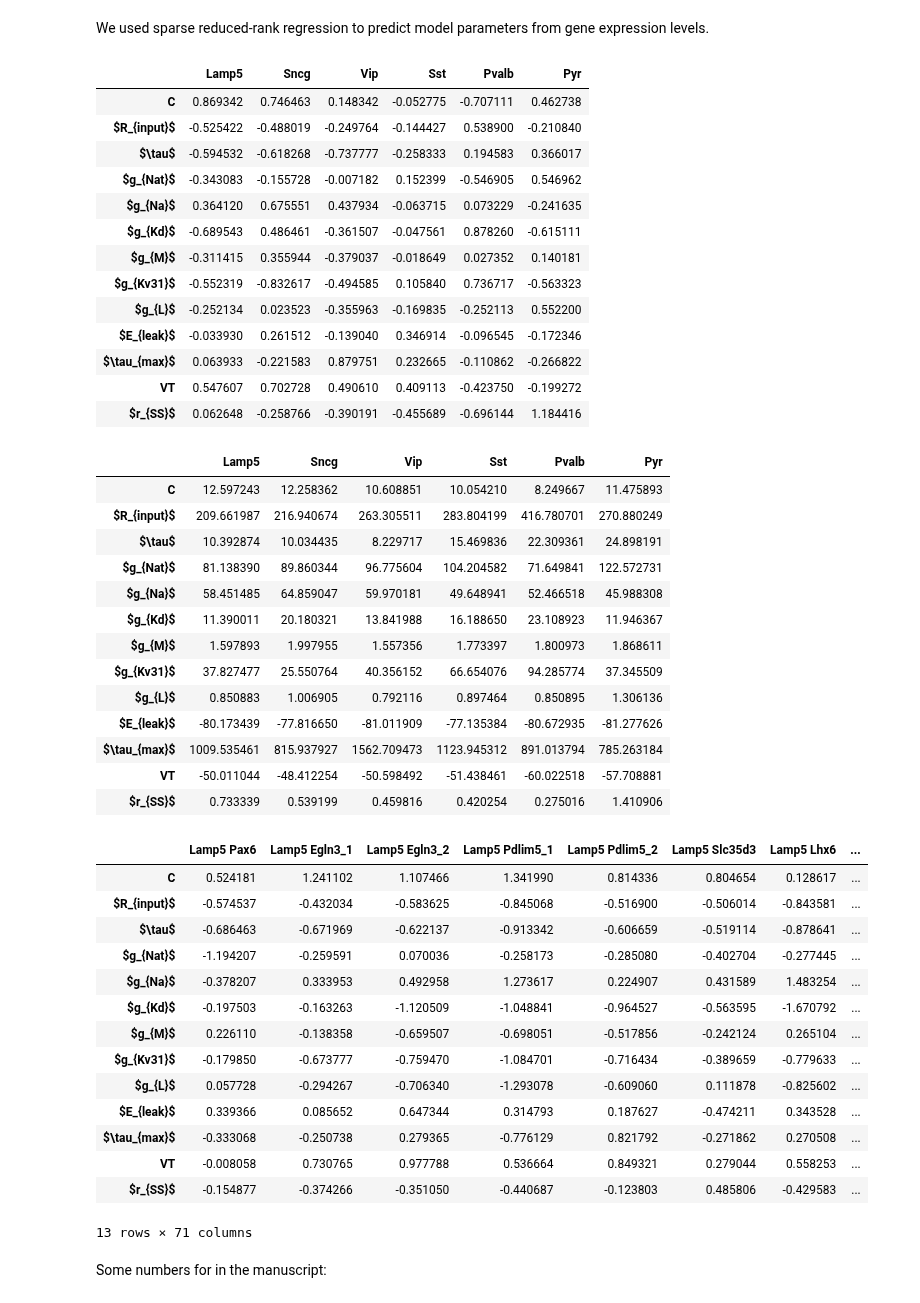
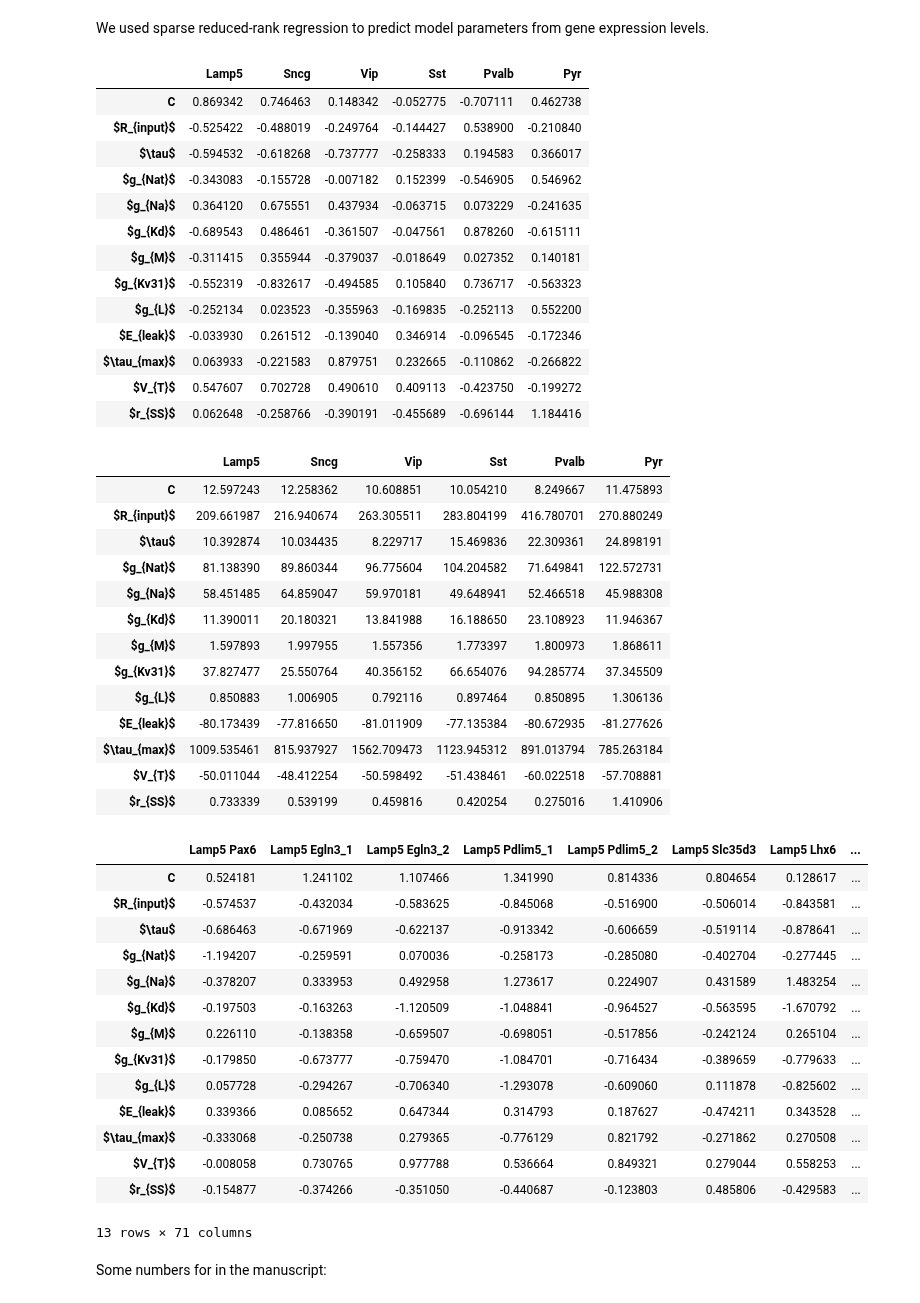
Before and after one commit to berenslab/hh_sbi, a Jupyter notebook: figures/figure_5_and_6.ipynb, the cells around one changed output. Cells and saved outputs as stored; diff of their text form; code cells hidden in the pictures.

```diff
--- a/figures/figure_5_and_6.ipynb
+++ b/figures/figure_5_and_6.ipynb
@@ -104,7 +102,7 @@ model_param_names = np.array(
         r"$g_{L}$",
         r"$E_{leak}$",
         r"$\tau_{max}$",
-        "VT",
+        r"$V_{T}$",
         r"$r_{SS}$",
     ]
 )
@@ -277,7 +275,7 @@ df_family
 | $g_{L}$ | -0.252134 | 0.023523 | -0.355963 | -0.169835 | -0.252113 | 0.552200 |
 | $E_{leak}$ | -0.033930 | 0.261512 | -0.139040 | 0.346914 | -0.096545 | -0.172346 |
 | $\tau_{max}$ | 0.063933 | -0.221583 | 0.879751 | 0.232665 | -0.110862 | -0.266822 |
-| VT | 0.547607 | 0.702728 | 0.490610 | 0.409113 | -0.423750 | -0.199272 |
+| $V_{T}$ | 0.547607 | 0.702728 | 0.490610 | 0.409113 | -0.423750 | -0.199272 |
 | $r_{SS}$ | 0.062648 | -0.258766 | -0.390191 | -0.455689 | -0.696144 | 1.184416 |
 # %%
 real_family_av_model_params = np.array(
@@ -312,35 +310,35 @@ real_df_family
 | $g_{L}$ | 0.850883 | 1.006905 | 0.792116 | 0.897464 | 0.850895 | 1.306136 |
 | $E_{leak}$ | -80.173439 | -77.816650 | -81.011909 | -77.135384 | -80.672935 | -81.277626 |
 | $\tau_{max}$ | 1009.535461 | 815.937927 | 1562.709473 | 1123.945312 | 891.013794 | 785.263184 |
-| VT | -50.011044 | -48.412254 | -50.598492 | -51.438461 | -60.022518 | -57.708881 |
+| $V_{T}$ | -50.011044 | -48.412254 | -50.598492 | -51.438461 | -60.022518 | -57.708881 |
 | $r_{SS}$ | 0.733339 | 0.539199 | 0.459816 | 0.420254 | 0.275016 | 1.410906 |
 # %%
 family_av_model_params = np.array(
     [
         highest_posterior_samples_standardized[celltypes.values == ttype, :].mean(
             axis=0
         )
         for ttype in ttypes
     ]
 )
-df_type = pd.DataFrame(
+df_ttype = pd.DataFrame(
     data=family_av_model_params.T, index=model_param_names, columns=ttypes
 )
-df_type
+df_ttype
 # %% [output]
 |  | Lamp5 Pax6 | Lamp5 Egln3_1 | Lamp5 Egln3_2 | Lamp5 Pdlim5_1 | Lamp5 Pdlim5_2 | Lamp5 Slc35d3 | Lamp5 Lhx6 | ... |
 | C | 0.524181 | 1.241102 | 1.107466 | 1.341990 | 0.814336 | 0.804654 | 0.128617 | ... |
 | $R_{input}$ | -0.574537 | -0.432034 | -0.583625 | -0.845068 | -0.516900 | -0.506014 | -0.843581 | ... |
 | $\tau$ | -0.686463 | -0.671969 | -0.622137 | -0.913342 | -0.606659 | -0.519114 | -0.878641 | ... |
 | $g_{Nat}$ | -1.194207 | -0.259591 | 0.070036 | -0.258173 | -0.285080 | -0.402704 | -0.277445 | ... |
 | $g_{Na}$ | -0.378207 | 0.333953 | 0.492958 | 1.273617 | 0.224907 | 0.431589 | 1.483254 | ... |
 | $g_{Kd}$ | -0.197503 | -0.163263 | -1.120509 | -1.048841 | -0.964527 | -0.563595 | -1.670792 | ... |
 | $g_{M}$ | 0.226110 | -0.138358 | -0.659507 | -0.698051 | -0.517856 | -0.242124 | 0.265104 | ... |
 | $g_{Kv31}$ | -0.179850 | -0.673777 | -0.759470 | -1.084701 | -0.716434 | -0.389659 | -0.779633 | ... |
 | $g_{L}$ | 0.057728 | -0.294267 | -0.706340 | -1.293078 | -0.609060 | 0.111878 | -0.825602 | ... |
 | $E_{leak}$ | 0.339366 | 0.085652 | 0.647344 | 0.314793 | 0.187627 | -0.474211 | 0.343528 | ... |
 | $\tau_{max}$ | -0.333068 | -0.250738 | 0.279365 | -0.776129 | 0.821792 | -0.271862 | 0.270508 | ... |
-| VT | -0.008058 | 0.730765 | 0.977788 | 0.536664 | 0.849321 | 0.279044 | 0.558253 | ... |
+| $V_{T}$ | -0.008058 | 0.730765 | 0.977788 | 0.536664 | 0.849321 | 0.279044 | 0.558253 | ... |
 | $r_{SS}$ | -0.154877 | -0.374266 | -0.351050 | -0.440687 | -0.123803 | 0.485806 | -0.429583 | ... |
 13 rows × 71 columns
 # %%
```
Also changed, not shown: parts of 10 cells of this notebook, 3 other files.
